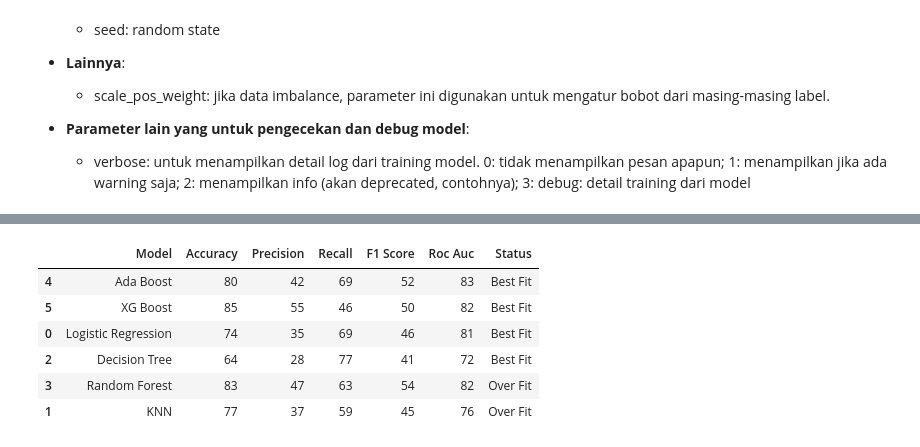
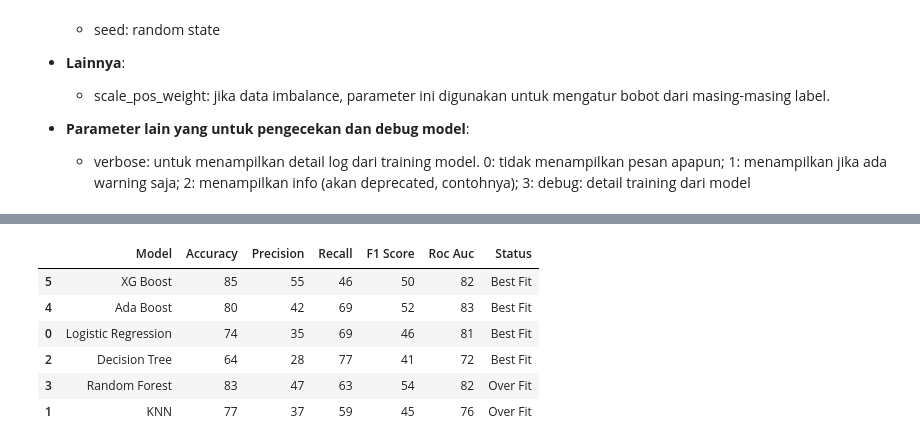
Before and after one commit to arsand07/Employee-Attrition, a Jupyter notebook: Stage 3/Stage 3.ipynb, the cells around one changed output, grey strips where cells are left out. Cells and saved outputs as stored; diff of their text form; code cells hidden in the pictures.

```diff
--- a/Stage 3/Stage 3.ipynb
+++ b/Stage 3/Stage 3.ipynb
@@ -740,19 +769,19 @@ roc_auc (crossval test): 0.82
 # %%
 hasil =pd.DataFrame({
         "Model":model,
         'Accuracy':accuracy,
         'Precision' : precision,
         'Recall' : recall,
         'F1 Score': f1,
         'Roc Auc': auc,
         'Status':status
 })
 
-hasil.sort_values(['Status','Roc Auc'],ascending=[True,False])
+hasil.sort_values(['Status','Accuracy'],ascending=[True,False])
 # %% [output]
 |  | Model | Accuracy | Precision | Recall | F1 Score | Roc Auc | Status |
+| 5 | XG Boost | 85 | 55 | 46 | 50 | 82 | Best Fit |
 | 4 | Ada Boost | 80 | 42 | 69 | 52 | 83 | Best Fit |
-| 5 | XG Boost | 85 | 55 | 46 | 50 | 82 | Best Fit |
 | 0 | Logistic Regression | 74 | 35 | 69 | 46 | 81 | Best Fit |
 | 2 | Decision Tree | 64 | 28 | 77 | 41 | 72 | Best Fit |
 | 3 | Random Forest | 83 | 47 | 63 | 54 | 82 | Over Fit |
```
Also changed, not shown: parts of 21 cells of this notebook.
